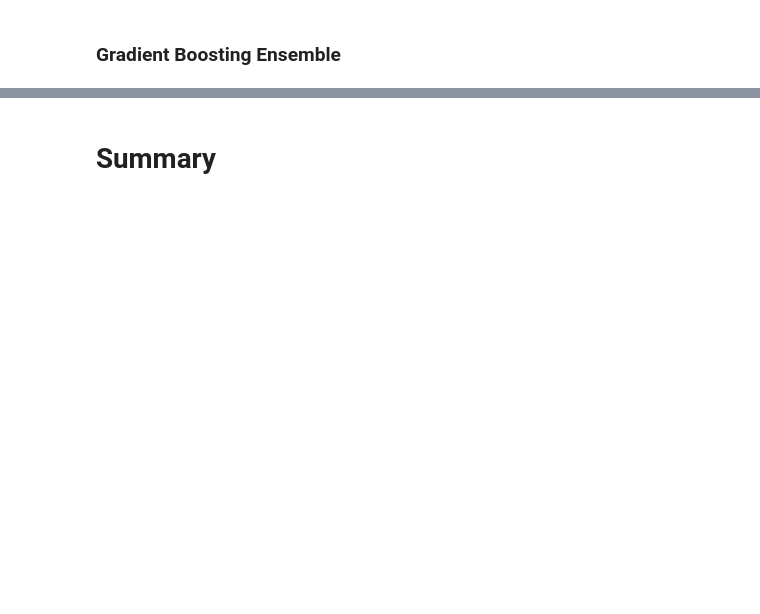
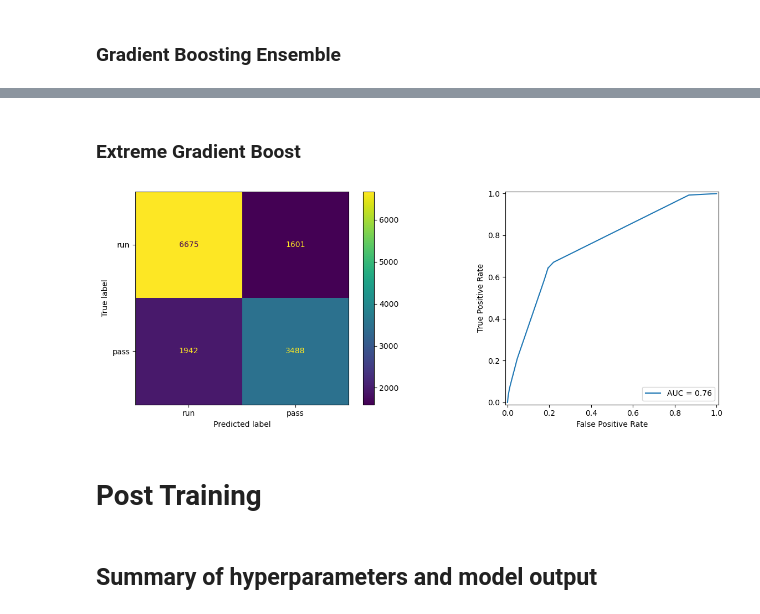
Before and after one commit to davestange/predict_plays, a Jupyter notebook: predict.ipynb, the cells around one changed output, grey strips where cells are left out. Saved outputs shown, nothing was run; the diff lists cells and outputs as text; code cells hidden in the pictures; blank space fills up the shorter version.

```diff
--- a/predict.ipynb
+++ b/predict.ipynb
@@ -775,6 +785,26 @@ Recall: 0.6341
 [figure]
+# %% [markdown]
+### Extreme Gradient Boost
+# %%
+model_name = f"XGBClassifier (n_estimators={extremegradientboost__n_estimators}, max_depth={extremegradientboost__max_depth}, learning_rate={extremegradientboost__learning_rate})"
+model = XGBClassifier(n_estimators=extremegradientboost__n_estimators,
+                      max_depth=extremegradientboost__max_depth,
+                      learning_rate=extremegradientboost__learning_rate)
+
+ModelTrainer(model_name,
+             Pipeline([
+                 ('scaler', StandardScaler()),
+                 ('regression', model)
+            ]),
+            "xg",
+            use_label_encoder=True,
+            selected_features=extremegradientboost__features).run()
+# %% [output]
+[figure, added]
 # %% [markdown]
-# Summary
+# Post Training
+# %% [markdown]
+## Summary of hyperparameters and model output
 # %%
 print_best_params("All Hyperparameters", all_best_params)
 print_best_features()
```
Also changed, not shown: parts of 55 cells of this notebook, 6 other files.
